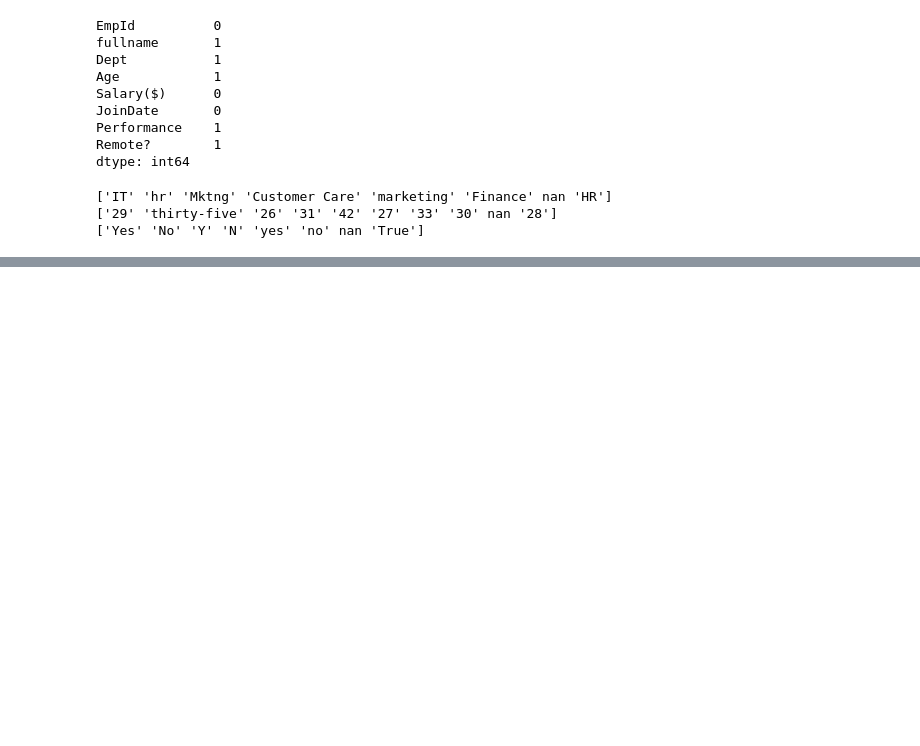
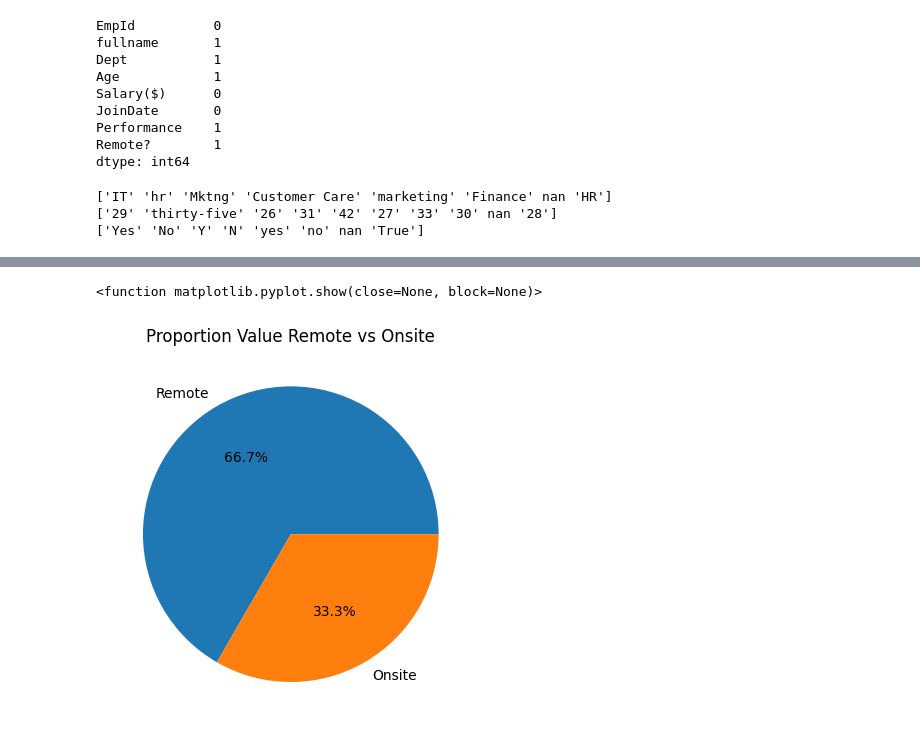
Before and after one commit to augustus-somtochukwu-umeh/Data-Science, a Jupyter notebook: employee_dataset.ipynb, the cells around one changed output, grey strips where cells are left out. Drawn from its saved outputs; the diff is of its cells as text; code cells hidden in the pictures; blank space fills up the shorter version.

```diff
--- a/employee_dataset.ipynb
+++ b/employee_dataset.ipynb
@@ -241,0 +908,9 @@ Name: age, dtype: float64
+# %%
+#view proportion remote versus onsite workers
+remote_status = ['Remote', 'Onsite']
+plt.pie(merge_df['remote'].value_counts(), labels=remote_status, autopct="%1.1f%%")
+plt.title('Proportion Value Remote vs Onsite')
+plt.show
+# %% [output]
+<function matplotlib.pyplot.show(close=None, block=None)>
+[figure, added]
```
Also changed, not shown: parts of 74 cells of this notebook, 2 other files.
